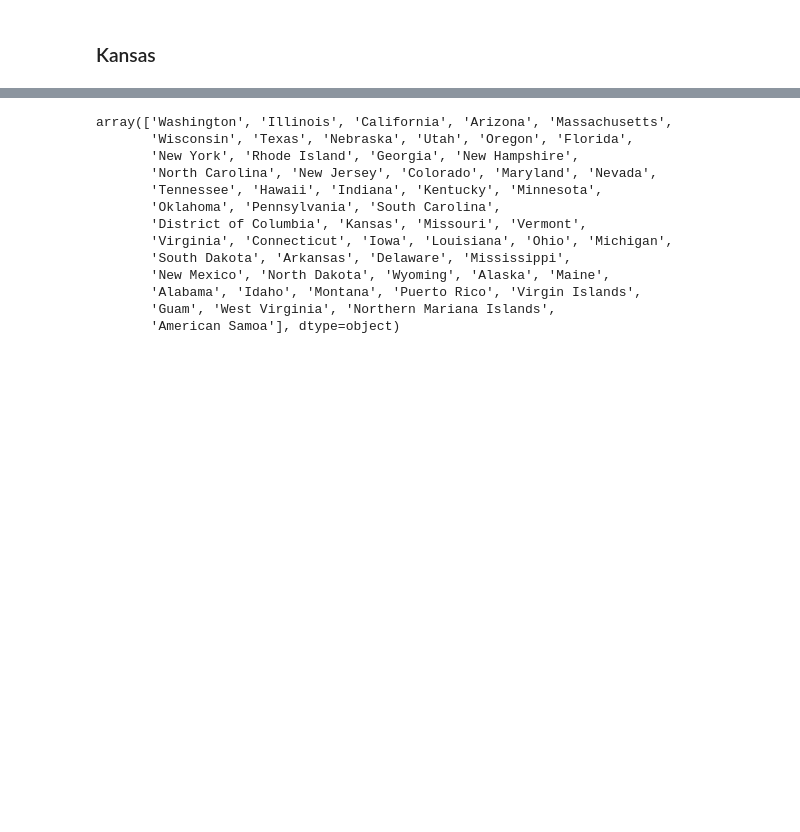
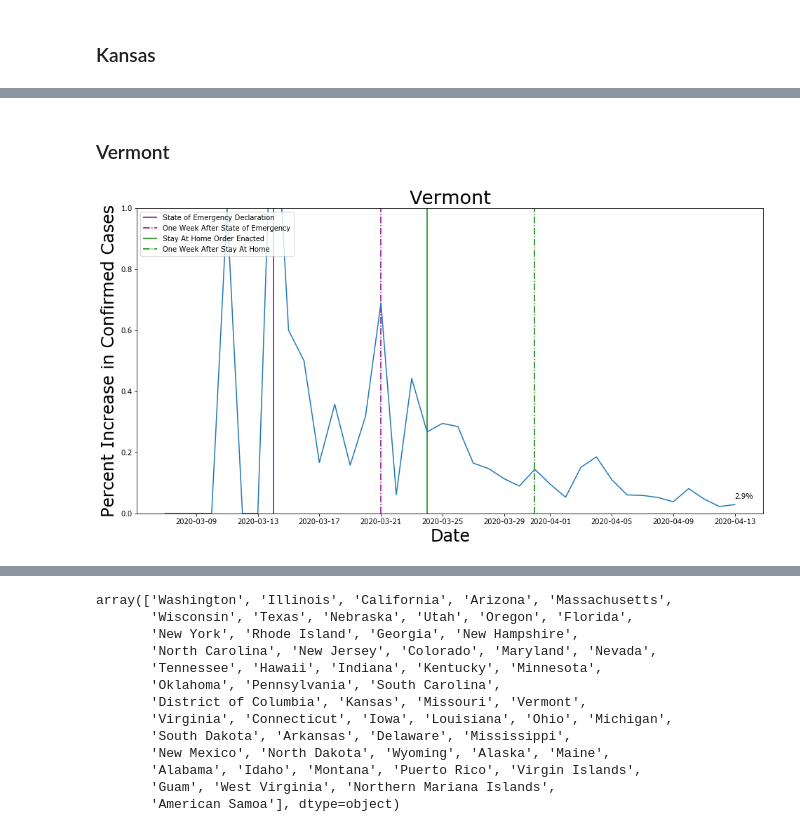
Before and after one commit to nmwhitehead/Coronavirus-USA, a Jupyter notebook: U.S. NYT Data.ipynb, the cells around one changed output, grey strips where cells are left out. Cells and saved outputs as stored; diff of their text form; code cells hidden in the pictures; blank space fills up the shorter version.

```diff
--- a/U.S. NYT Data.ipynb
+++ b/U.S. NYT Data.ipynb
@@ -1064,0 +1093,28 @@ plt.legend(loc='upper left');
+# %% [markdown]
+### Vermont
+# %%
+plt.figure(figsize=(16,8))
+plt.title("Vermont", size=27)
+
+plt.xlabel('Date', size=24)
+plt.ylabel('Percent Increase in Confirmed Cases', size=24)
+
+# https://labor.vermont.gov/news/executive-order-governor-scott-declares-state-emergency-vermont
+plt.vlines(x=dt.date(2020, 3, 14), ymin=0, ymax=1, linestyles='solid', color='purple', label='State of Emergency Declaration')
+plt.vlines(x=dt.date(2020, 3, 21), ymin=0, ymax=1, linestyle='dashdot', color='purple', label='One Week After State of Emergency')
+
+# https://governor.vermont.gov/press-release/governor-phil-scott-issues-%E2%80%9Cstay-home-stay-safe%E2%80%9D-order-directs-additional-closures
+plt.vlines(x=dt.date(2020, 3, 24), ymin=0, ymax=1, linestyles='solid', color='green', label='Stay At Home Order Enacted')
+plt.vlines(x=dt.date(2020, 3, 31), ymin=0, ymax=1, linestyle='dashdot', color='green', label='One Week After Stay At Home')
+
+# thousand_case_milestone(vermont_data)
+
+most_recent(vermont_data)
+
+plt.ylim(ymin=0, ymax=1)
+
+plt.plot(vermont_data.percent_change)
+
+plt.legend(loc='upper left');
+# %% [output]
+[figure, added]
```
Also changed, not shown: parts of 10 cells of this notebook.
